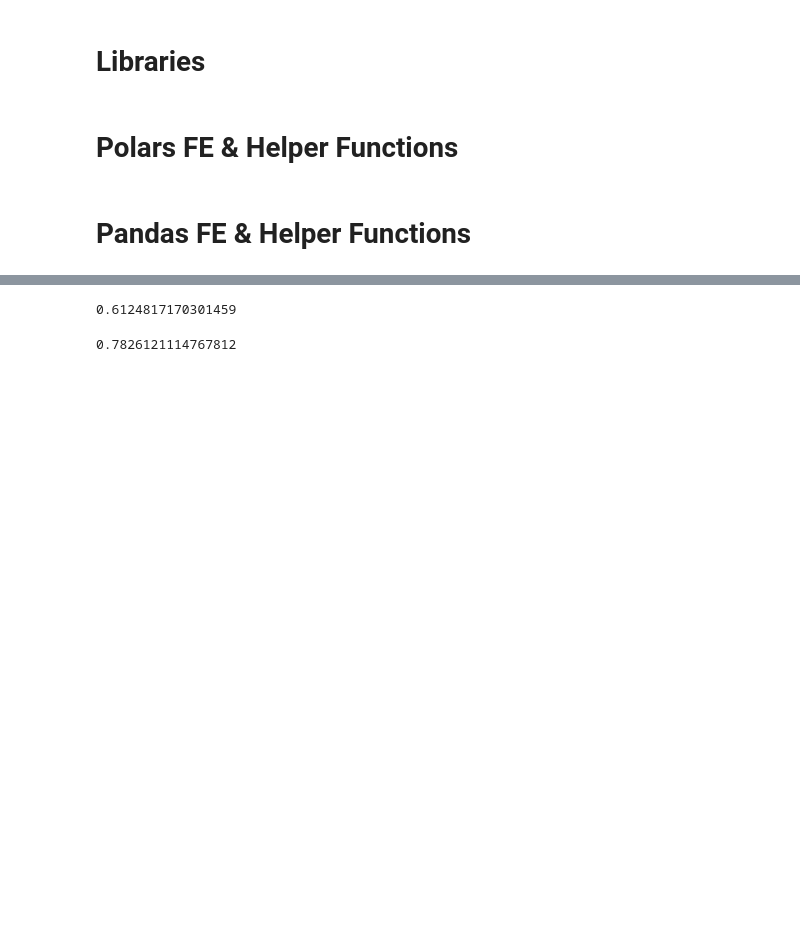
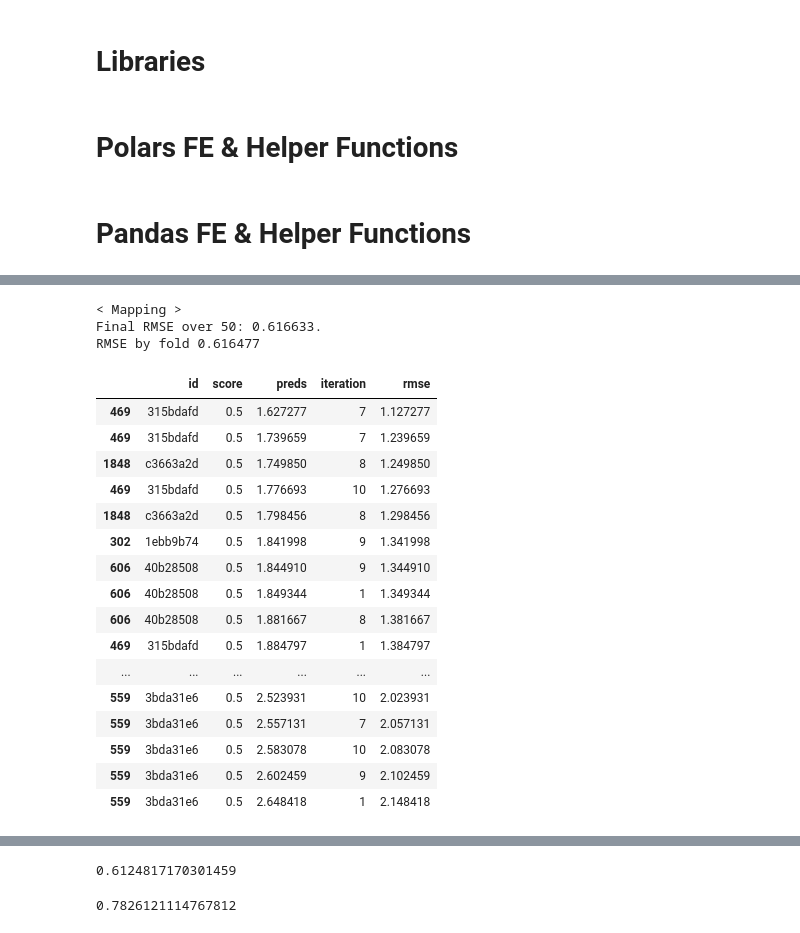
Before and after one commit to uallende/linking_writing_quality, a Jupyter notebook: Silver Bullet.ipynb, the cells around one changed output, grey strips where cells are left out. Cells and saved outputs as stored; diff of their text form; code cells hidden in the pictures; blank space fills up the shorter version.

```diff
--- a/Silver Bullet.ipynb
+++ b/Silver Bullet.ipynb
@@ -35,14 +36,12 @@ def count_by_values(df, colname, values):
 def dev_feats(df):
 
     print("< Count by values features >")
-
     feats = count_by_values(df, 'activity', activities)
     feats = feats.join(count_by_values(df, 'text_change', text_changes), on='id', how='left')
     feats = feats.join(count_by_values(df, 'down_event', events), on='id', how='left')
     feats = feats.join(count_by_values(df, 'up_event', events), on='id', how='left')
 
     print("< Input words stats features >")
-
     temp = df.filter((~pl.col('text_change').str.contains('=>')) & (pl.col('text_change') != 'NoChange'))
     temp = temp.group_by('id').agg(pl.col('text_change').str.concat('').str.extract_all(r'q+'))
     temp = temp.with_columns(input_word_count = pl.col('text_change').list.lengths(),
@@ -54,25 +53,18 @@ def dev_feats(df):
     temp = temp.drop('text_change')
     feats = feats.join(temp, on='id', how='left')
 
-
-
     print("< Numerical columns features >")
-
     temp = df.group_by("id").agg(pl.sum('action_time').suffix('_sum'), pl.mean(num_cols).suffix('_mean'), pl.std(num_cols).suffix('_std'),
                                  pl.median(num_cols).suffix('_median'), pl.min(num_cols).suffix('_min'), pl.max(num_cols).suffix('_max'),
                                  pl.quantile(num_cols, 0.5).suffix('_quantile'))
     feats = feats.join(temp, on='id', how='left')
 
-
     print("< Categorical columns features >")
-
     temp  = df.group_by("id").agg(pl.n_unique(['activity', 'down_event', 'up_event', 'text_change']))
     feats = feats.join(temp, on='id', how='left')
 
 
-
     print("< Idle time features >")
-
     temp = df.with_columns(pl.col('up_time').shift().over('id').alias('up_time_lagged'))
     temp = temp.with_columns((abs(pl.col('down_time') - pl.col('up_time_lagged')) / 1000).fill_null(0).alias('time_diff'))
     temp = temp.filter(pl.col('activity').is_in(['Input', 'Remove/Cut']))
@@ -89,7 +81,6 @@ def dev_feats(df):
     feats = feats.join(temp, on='id', how='left')
 
     print("< P-bursts features >")
-
     temp = df.with_columns(pl.col('up_time').shift().over('id').alias('up_time_lagged'))
     temp = temp.with_columns((abs(pl.col('down_time') - pl.col('up_time_lagged')) / 1000).fill_null(0).alias('time_diff'))
     temp = temp.filter(pl.col('activity').is_in(['Input', 'Remove/Cut']))
@@ -103,7 +94,6 @@ def dev_feats(df):
 
 
     print("< R-bursts features >")
-
     temp = df.filter(pl.col('activity').is_in(['Input', 'Remove/Cut']))
     temp = temp.with_columns(pl.col('activity').is_in(['Remove/Cut']))
     temp = temp.with_columns(pl.when(pl.col("activity") & pl.col("activity").is_last()).then(pl.count()).over(pl.col("activity").rle_id()).alias('R-bursts'))
@@ -114,7 +104,6 @@ def dev_feats(df):
     feats = feats.join(temp, on='id', how='left')
 
     return feats
-
 
 def train_valid_split(data_x, data_y, train_idx, valid_idx):
     x_train = data_x.iloc[train_idx]
@@ -141,6 +130,9 @@ def evaluate(data_x, data_y, model, random_state=42, n_splits=5, test_x=None):
         test_y[:, i] = model.predict(test_x)
 
     return valid_preds, test_y
+
+def calculate_rmse(y, yhat):
+    return mean_squared_error(y, yhat, squared=False)
 # %% [markdown]
 # Pandas FE & Helper Functions
 # %%
@@ -325,0 +419,45 @@ Number of features: 165
+# %%
+from m5_sb_models import lgb_pipeline
+import pandas as pd
+
+FEATS_DIR = 'silver_bullet'
+data_path     = 'kaggle/input/linking-writing-processes-to-writing-quality/'
+
+train_feats= pd.read_pickle(f'{FEATS_DIR}/train_feats.pkl')
+test_feats = pd.read_pickle(f'{FEATS_DIR}/test_feats.pkl')
+
+print('< Mapping >')
+train_scores   = pd.read_csv(data_path + 'train_scores.csv')
+train = train_feats.merge(train_scores, on='id', how='left')
+test = test_feats.copy()
+
+test_preds, valid_preds, final_rmse, cv_rmse  = lgb_pipeline(train, test)
+# %% [output]
+< Mapping >
+Final RMSE over 50: 0.616633.
+RMSE by fold 0.616477
+# %%
+def calculate_rmse(y, yhat):
+    return mean_squared_error([y], [yhat], squared=False)
+# %%
+valid_preds['rmse'] = valid_preds.apply(lambda row : calculate_rmse(row['score'], row['preds']), axis=1)
+# %%
+valid_preds[valid_preds['score']==0.5].sort_values('rmse')
+# %% [output]
+|  | id | score | preds | iteration | rmse |
+| 469 | 315bdafd | 0.5 | 1.627277 | 7 | 1.127277 |
+| 469 | 315bdafd | 0.5 | 1.739659 | 7 | 1.239659 |
+| 1848 | c3663a2d | 0.5 | 1.749850 | 8 | 1.249850 |
+| 469 | 315bdafd | 0.5 | 1.776693 | 10 | 1.276693 |
+| 1848 | c3663a2d | 0.5 | 1.798456 | 8 | 1.298456 |
+| 302 | 1ebb9b74 | 0.5 | 1.841998 | 9 | 1.341998 |
+| 606 | 40b28508 | 0.5 | 1.844910 | 9 | 1.344910 |
+| 606 | 40b28508 | 0.5 | 1.849344 | 1 | 1.349344 |
+| 606 | 40b28508 | 0.5 | 1.881667 | 8 | 1.381667 |
+| 469 | 315bdafd | 0.5 | 1.884797 | 1 | 1.384797 |
+| ... | ... | ... | ... | ... | ... |
+| 559 | 3bda31e6 | 0.5 | 2.523931 | 10 | 2.023931 |
+| 559 | 3bda31e6 | 0.5 | 2.557131 | 7 | 2.057131 |
+| 559 | 3bda31e6 | 0.5 | 2.583078 | 10 | 2.083078 |
+| 559 | 3bda31e6 | 0.5 | 2.602459 | 9 | 2.102459 |
+| 559 | 3bda31e6 | 0.5 | 2.648418 | 1 | 2.148418 |
```
Also changed, not shown: parts of 22 cells of this notebook, 11 other files.
